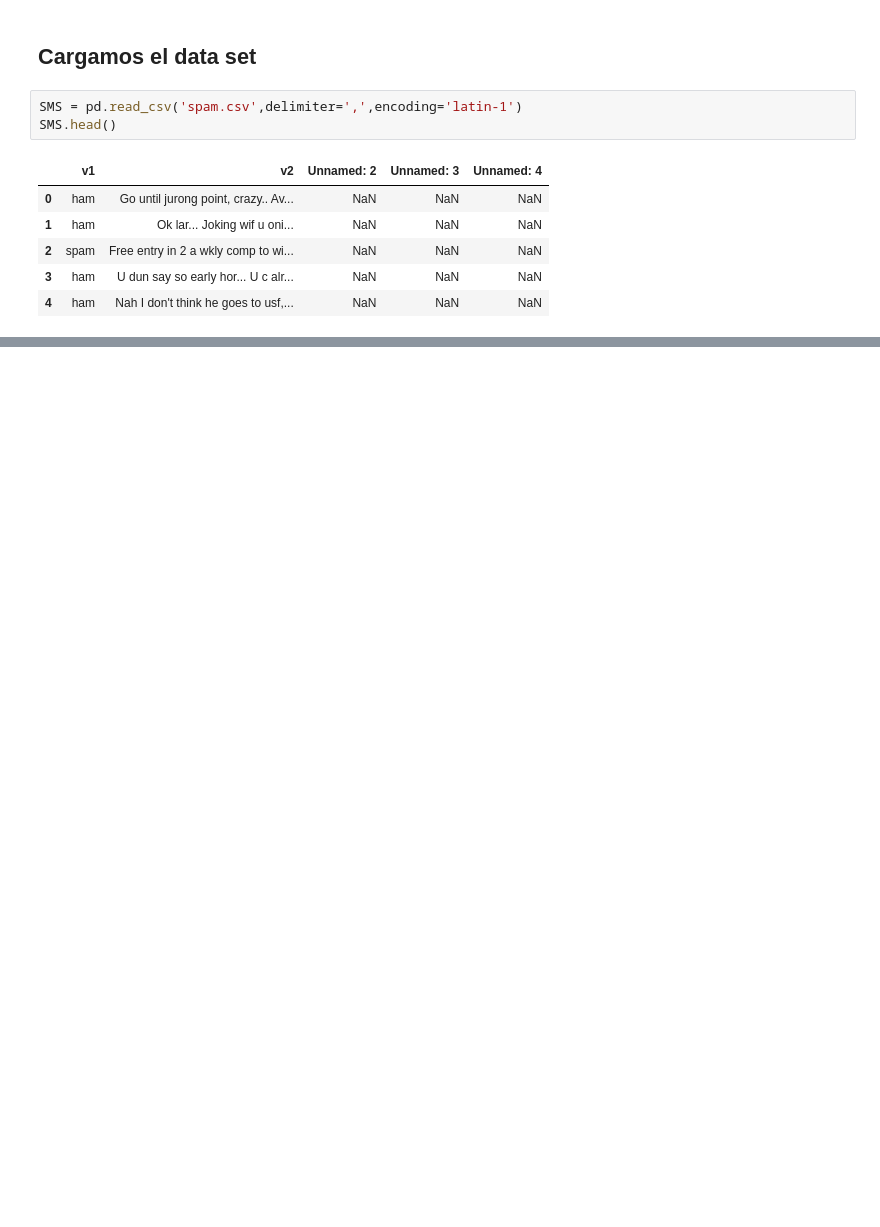
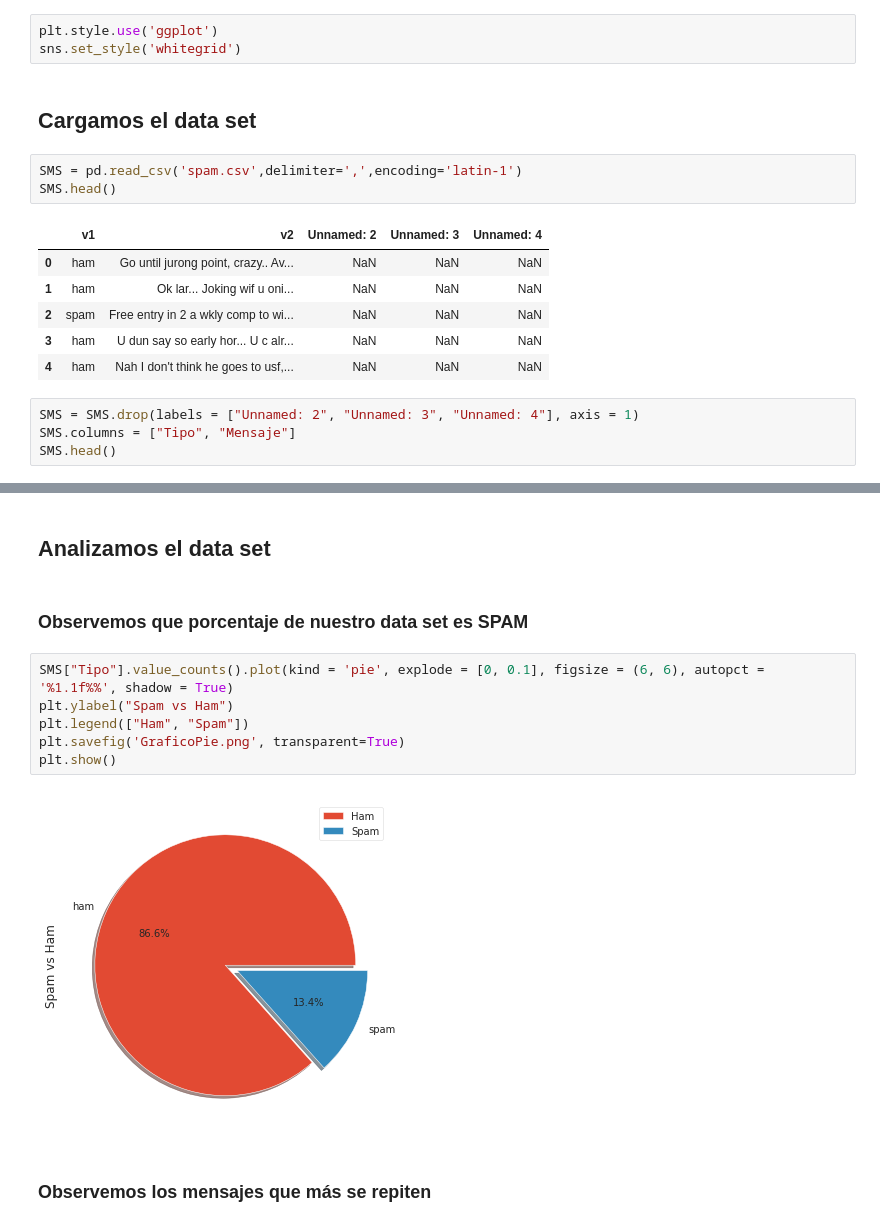
Before and after one commit to Dlumior/TA2_APLICA, a Jupyter notebook: TA/TA2_aplica.ipynb, the cells around one changed output, grey strips where cells are left out. Saved outputs shown, nothing was run; the diff lists cells and outputs as text; blank space fills up the shorter version.

```diff
--- a/TA/TA2_aplica.ipynb
+++ b/TA/TA2_aplica.ipynb
@@ -12,3 +25,6 @@ from sklearn.preprocessing import LabelEncoder
+# %%
+plt.style.use('ggplot')
+sns.set_style('whitegrid')
 # %% [markdown]
 ## Cargamos el data set
 # %%
@@ -21,3 +37,7 @@ SMS.head()
 | 2 | spam | Free entry in 2 a wkly comp to wi... | NaN | NaN | NaN |
 | 3 | ham | U dun say so early hor... U c alr... | NaN | NaN | NaN |
 | 4 | ham | Nah I don't think he goes to usf,... | NaN | NaN | NaN |
+# %%
+SMS = SMS.drop(labels = ["Unnamed: 2", "Unnamed: 3", "Unnamed: 4"], axis = 1)
+SMS.columns = ["Tipo", "Mensaje"]
+SMS.head()
@@ -23,0 +51,14 @@ SMS.head()
+# %% [markdown]
+## Analizamos el data set
+# %% [markdown]
+### Observemos que porcentaje de nuestro data set es SPAM
+# %%
+SMS["Tipo"].value_counts().plot(kind = 'pie', explode = [0, 0.1], figsize = (6, 6), autopct = '%1.1f%%', shadow = True)
+plt.ylabel("Spam vs Ham")
+plt.legend(["Ham", "Spam"])
+plt.savefig('GraficoPie.png', transparent=True)
+plt.show()
+# %% [output]
+[figure, added]
+# %% [markdown]
+### Observemos los mensajes que más se repiten
```
Also changed, not shown: parts of 20 cells of this notebook.
